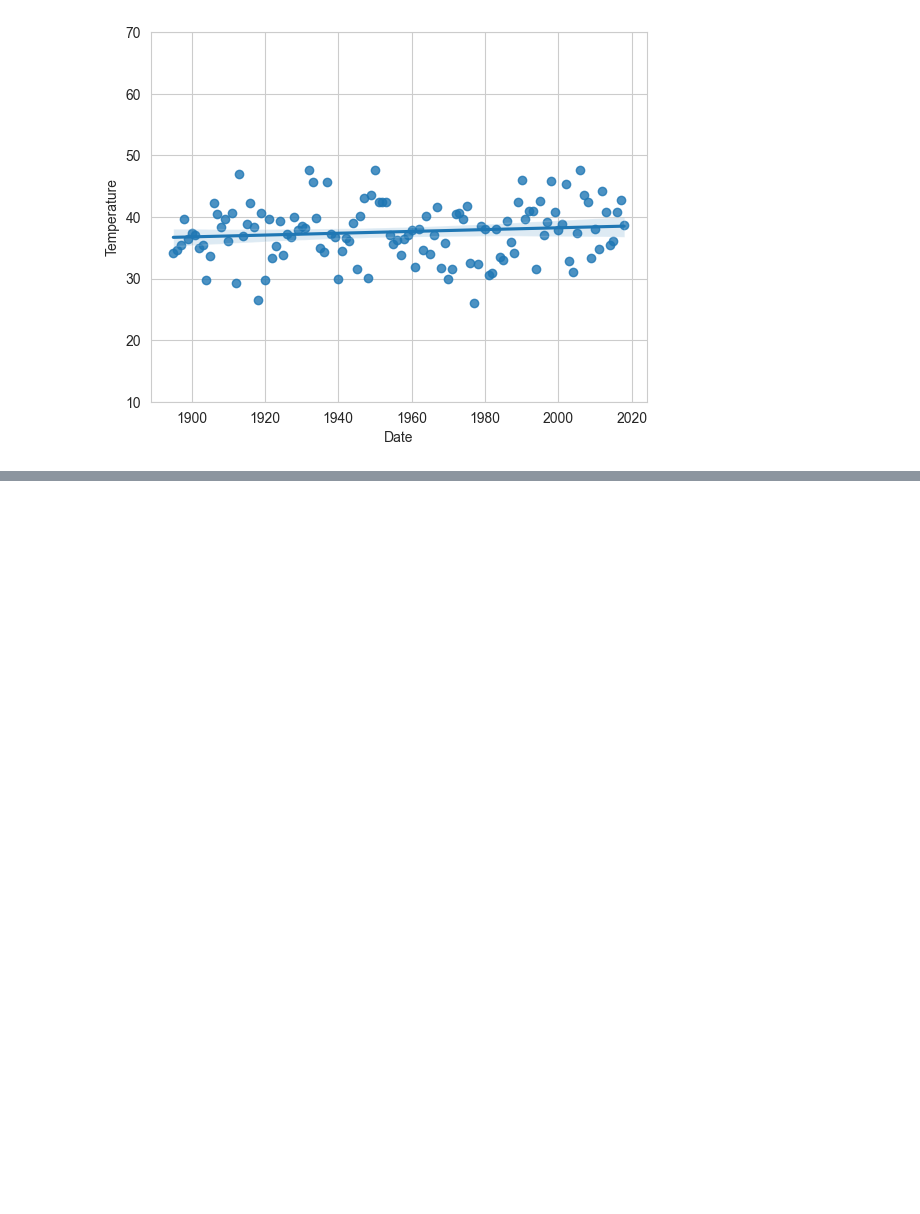
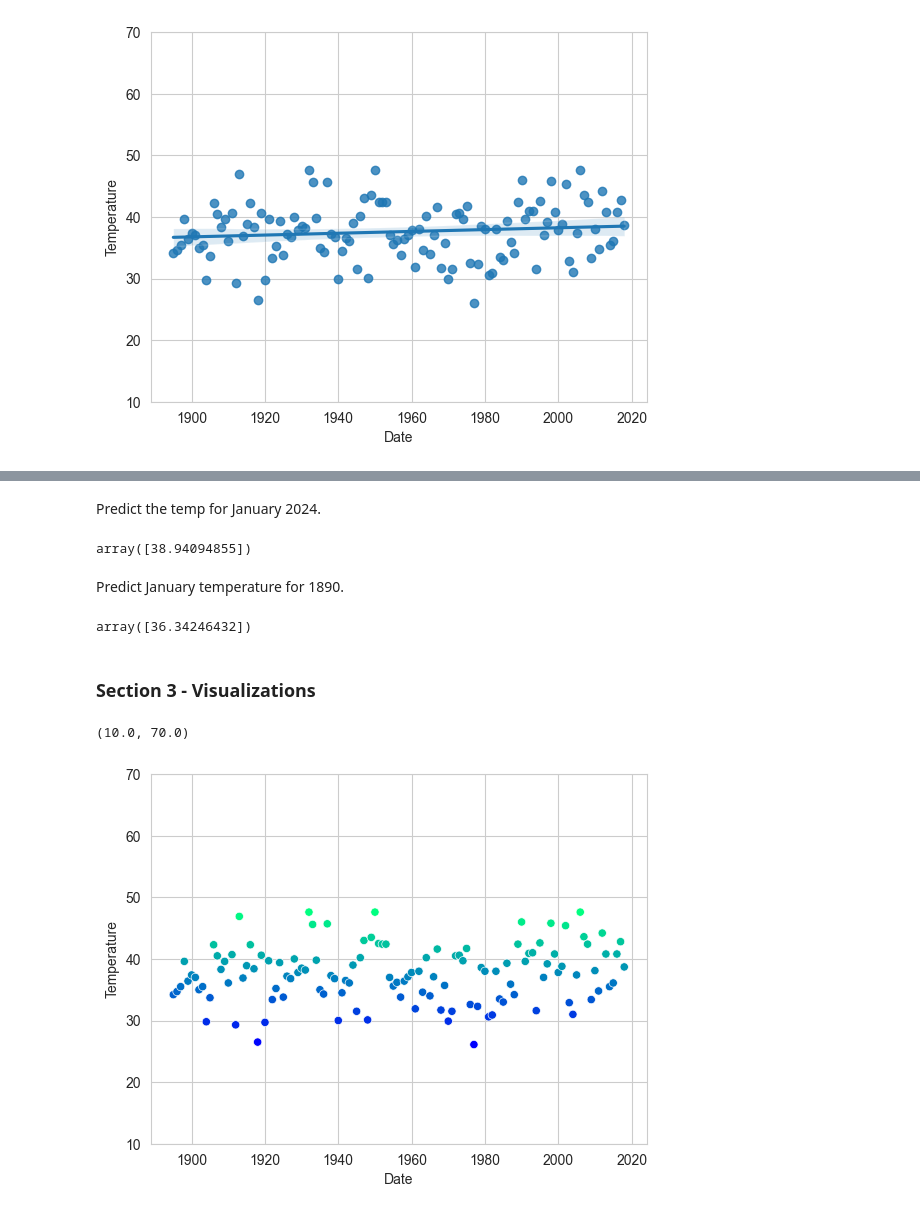
Before and after one commit to BethSpornitz/datafun-07-applied, a Jupyter notebook: bethspornitz_ml.ipynb, the cells around one changed output, grey strips where cells are left out. Drawn from its saved outputs; the diff is of its cells as text; code cells hidden in the pictures; blank space fills up the shorter version.

```diff
--- a/bethspornitz_ml.ipynb
+++ b/bethspornitz_ml.ipynb
@@ -145,0 +209,23 @@ axes.set_ylim(10, 70)
+# %% [markdown]
+Predict the temp for January 2024.
+# %%
+predict = (lambda x: linear_regression.coef_ * x +
+           linear_regression.intercept_)
+predict(2024)
+# %% [output]
+array([38.94094855])
+# %% [markdown]
+Predict January temperature for 1890.
+# %%
+predict(1890)
+# %% [output]
+array([36.34246432])
+# %% [markdown]
+### Section 3 - Visualizations
+# %%
+axes = sns.scatterplot(data=nyc, x='Date', y='Temperature',
+                       hue='Temperature', palette='winter', legend=False)
+axes.set_ylim(10, 70)
+# %% [output]
+(10.0, 70.0)
+[figure, added]
```
Also changed, not shown: parts of 17 cells of this notebook.
